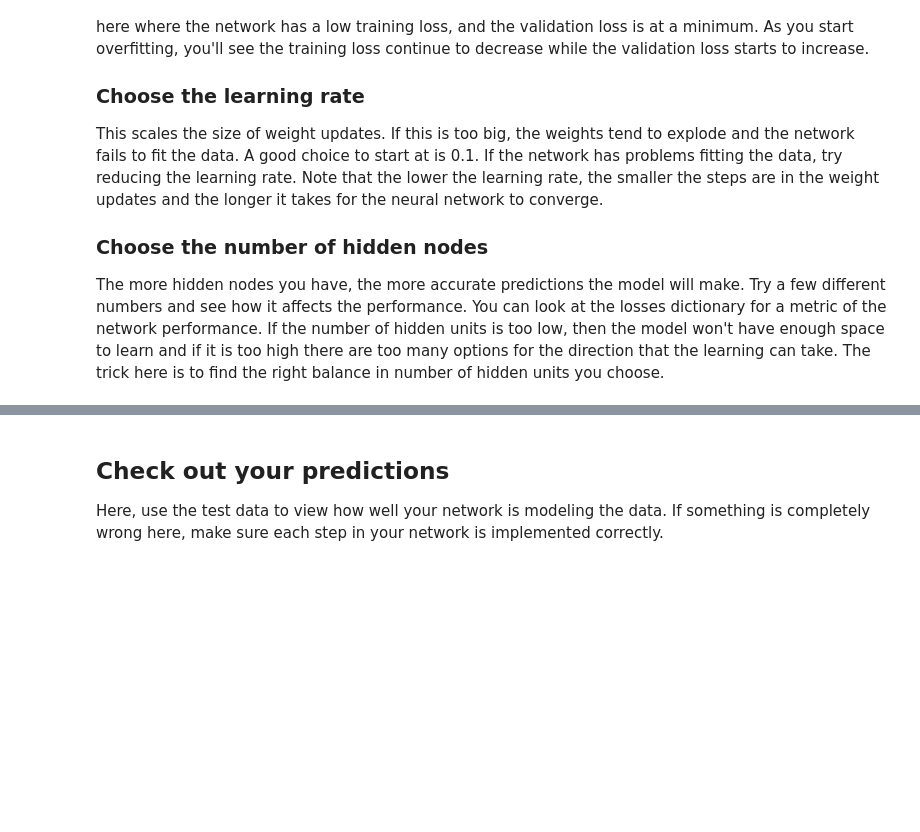
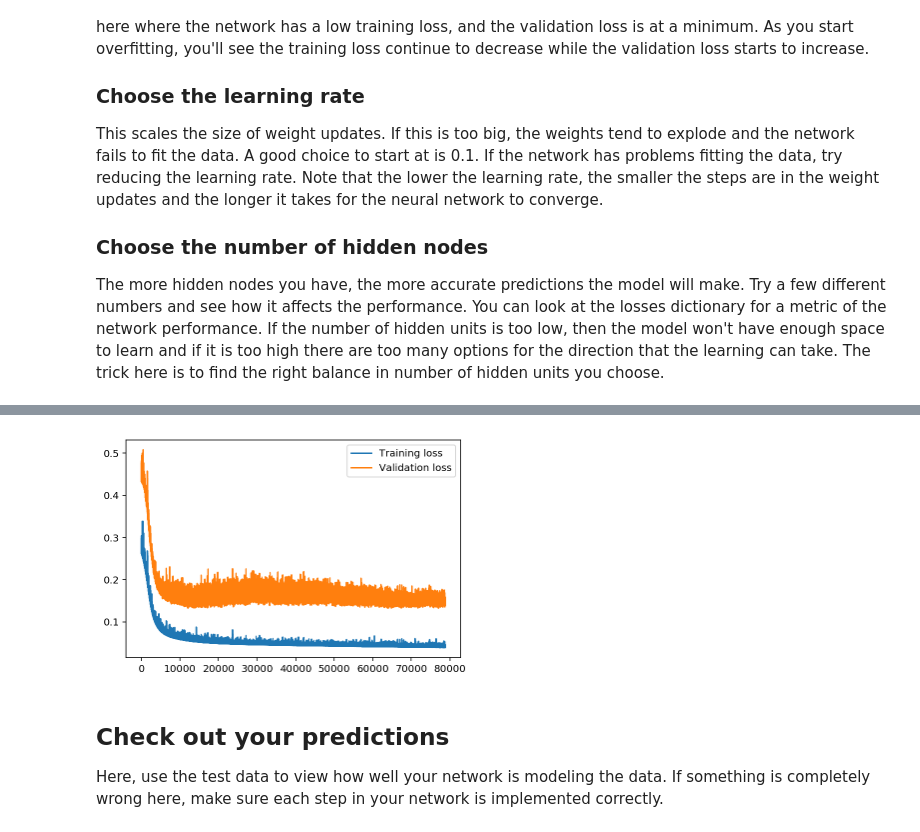
Before and after one commit to JamesLuoau/deep-learning-getting-started, a Jupyter notebook: first-neural-network/Your_first_neural_network.ipynb, the cells around one changed output, grey strips where cells are left out. Saved outputs shown, nothing was run; the diff lists cells and outputs as text; code cells hidden in the pictures; blank space fills up the shorter version.

```diff
--- a/first-neural-network/Your_first_neural_network.ipynb
+++ b/first-neural-network/Your_first_neural_network.ipynb
@@ -338,3 +372,10 @@ _ = plt.ylim()
+# %%
+plt.plot(losses['train'][1200:], label='Training loss')
+plt.plot(losses['validation'][1200:], label='Validation loss')
+plt.legend()
+_ = plt.ylim()
+# %% [output]
+[figure, added]
 # %% [markdown]
 ## Check out your predictions
 
```
Also changed, not shown: parts of 7 cells of this notebook, 1 other file.
